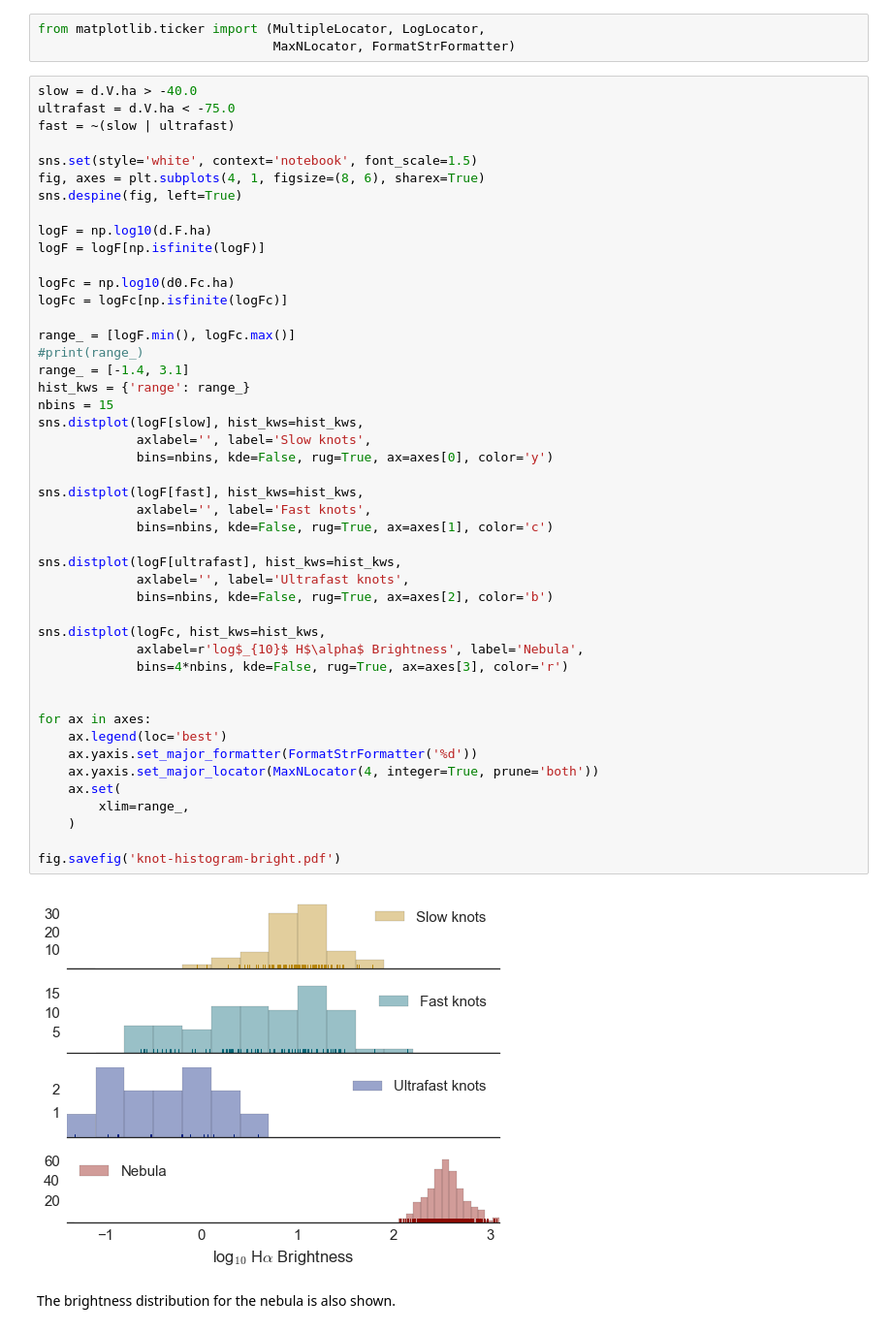
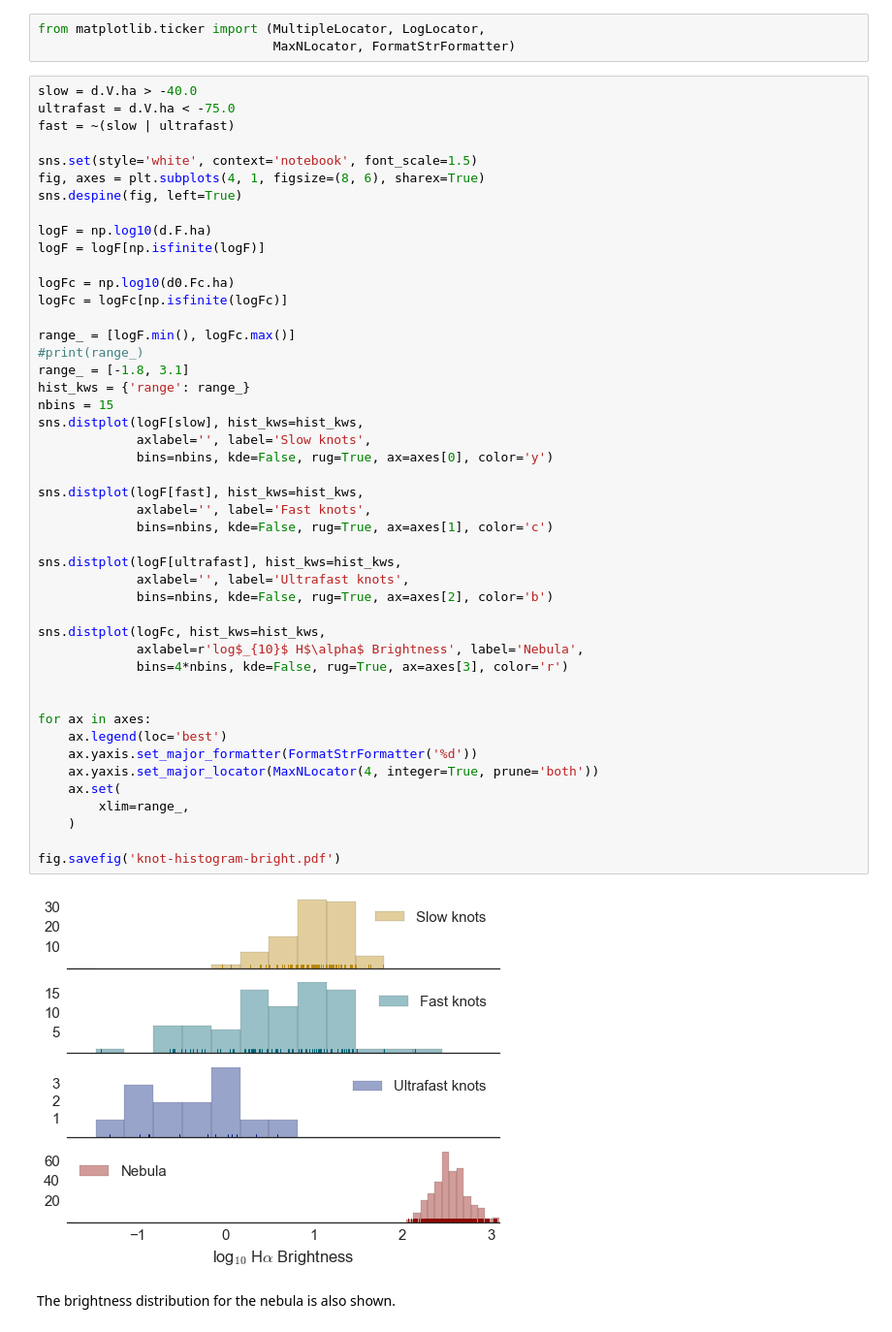
Before and after one commit to will-henney/orion-west, a Jupyter notebook: test-knot-fit.ipynb, the cells around one changed output. Shown at 97% size. Drawn from its saved outputs; the diff is of its cells as text.

```diff
--- a/test-knot-fit.ipynb
+++ b/test-knot-fit.ipynb
@@ -427,37 +449,37 @@ logFc = logFc[np.isfinite(logFc)]
 
 range_ = [logF.min(), logFc.max()]
 #print(range_)
-range_ = [-1.4, 3.1]
+range_ = [-1.8, 3.1]
 hist_kws = {'range': range_}
 nbins = 15
 sns.distplot(logF[slow], hist_kws=hist_kws,
              axlabel='', label='Slow knots',
              bins=nbins, kde=False, rug=True, ax=axes[0], color='y')
 
 sns.distplot(logF[fast], hist_kws=hist_kws,
              axlabel='', label='Fast knots',
              bins=nbins, kde=False, rug=True, ax=axes[1], color='c')
 
 sns.distplot(logF[ultrafast], hist_kws=hist_kws,
              axlabel='', label='Ultrafast knots',
              bins=nbins, kde=False, rug=True, ax=axes[2], color='b')
 
 sns.distplot(logFc, hist_kws=hist_kws,
              axlabel=r'log$_{10}$ H$\alpha$ Brightness', label='Nebula',
              bins=4*nbins, kde=False, rug=True, ax=axes[3], color='r')
 
 
 for ax in axes:
     ax.legend(loc='best')
     ax.yaxis.set_major_formatter(FormatStrFormatter('%d'))
     ax.yaxis.set_major_locator(MaxNLocator(4, integer=True, prune='both'))
     ax.set(
         xlim=range_,
     )
 
 fig.savefig('knot-histogram-bright.pdf')
 # %% [output]
-[figure, old version]
+[figure, new version]
 # %% [markdown]
 The brightness distribution for the nebula is also shown.
 # %% [markdown]
```
Also changed, not shown: parts of 10 cells of this notebook, 5 other files.
